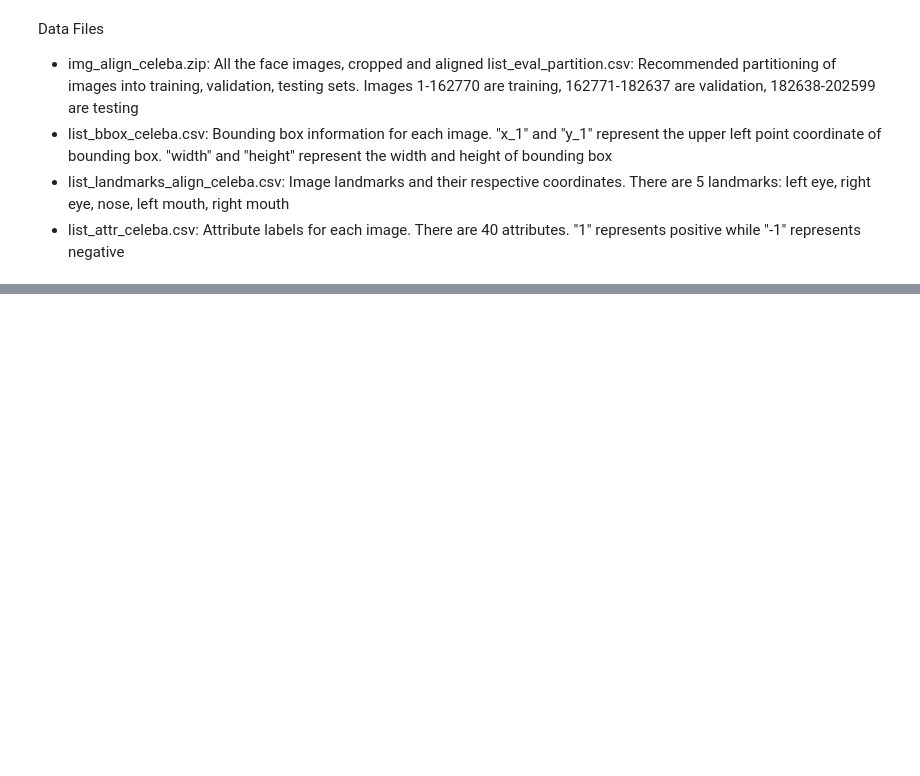
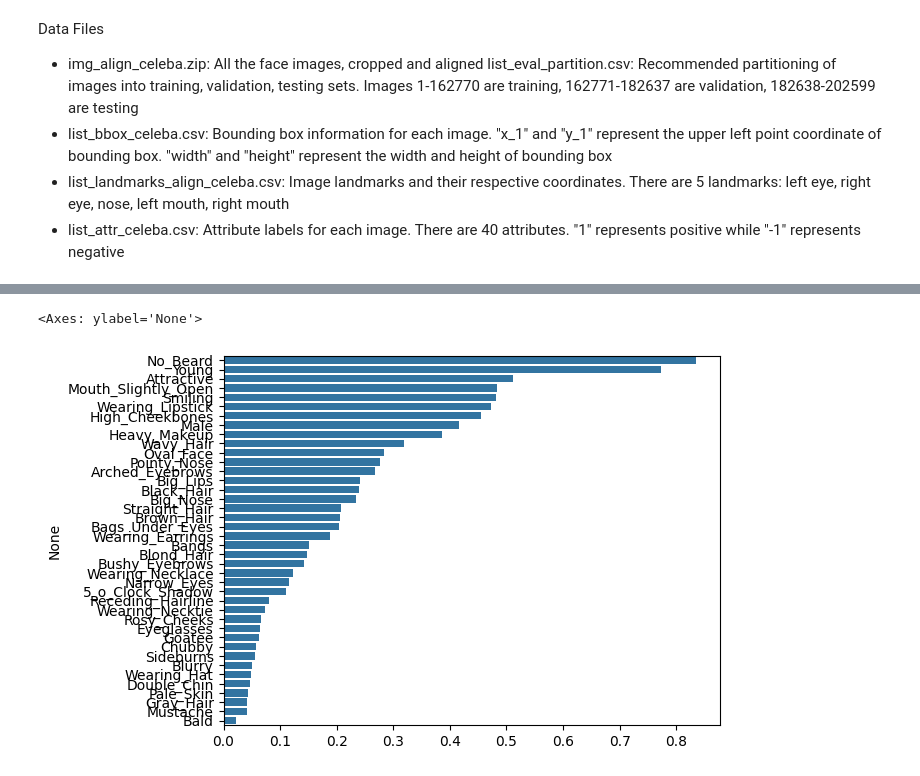
Before and after one commit to SarahL-1720/rexia-responsible-explainable-ai-project, a Jupyter notebook: sarah_image_data.ipynb, the cells around one changed output, grey strips where cells are left out. Drawn from its saved outputs; the diff is of its cells as text; code cells hidden in the pictures; blank space fills up the shorter version.

Commit message:
[Feat] Image data analysis

```diff
--- a/sarah_image_data.ipynb
+++ b/sarah_image_data.ipynb
@@ -17,2 +28,10 @@ import numpy as np
+# %%
+#import data
+DATA_PATH = r"C:\Users\Asturiel\Documents\Cours\CentraleSupelec_COURS\Third_Year\REXIA\projet-rexia\rexia-responsible-explainable-ai-project\data\image_data"
+# %%
+df_attributes = pd.read_csv(str(DATA_PATH +  r"\list_attr_celeba.csv"))
+df_bbox = pd.read_csv(str(DATA_PATH + r"\list_bbox_celeba.csv"))
+df_eval_partitions = pd.read_csv(str(DATA_PATH + r"\list_eval_partition.csv"))
+df_landmarks = pd.read_csv(str(DATA_PATH + r"\list_landmarks_align_celeba.csv"))
 # %% [markdown]
 ## Analyse du jeu de données
@@ -40,0 +103,6 @@ def preprocess_img_list(liste):
+# %%
+positive_rate = (df_attributes.drop('image_id', axis=1) == 1).mean().sort_values(ascending=False)
+sns.barplot(x=positive_rate.values, y=positive_rate.index)
+# %% [output]
+<Axes: ylabel='None'>
+[figure, added]
```
Also changed, not shown: parts of 26 cells of this notebook.
